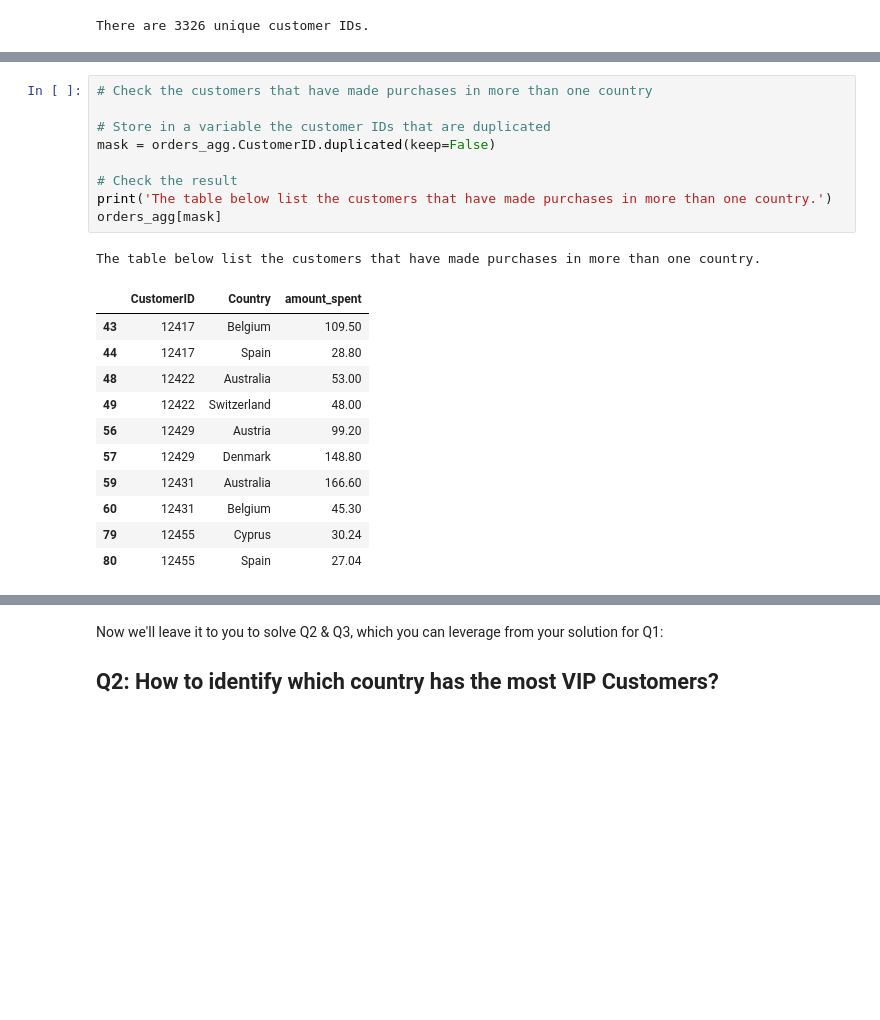
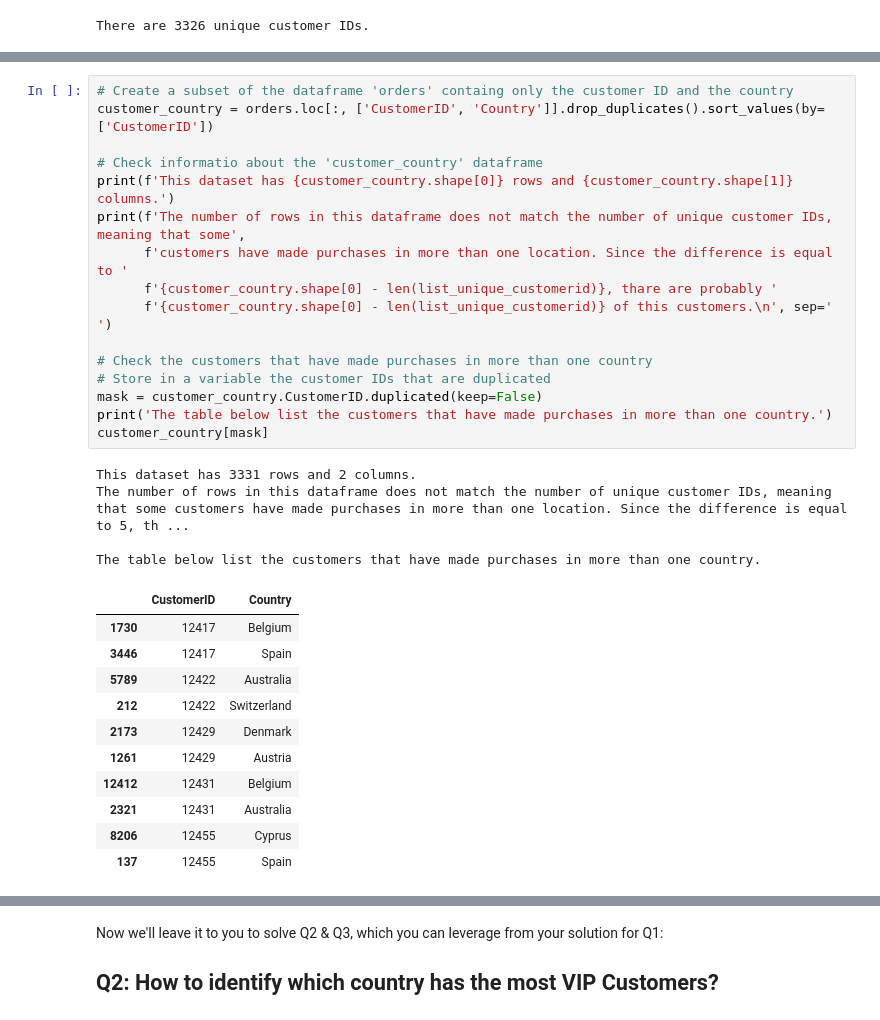
Before and after one commit to gabrielanakasato/ironhack-daft, a Jupyter notebook: labs/lab-w02/07-dataframe-calculations/your-code/challenge-3.ipynb, the cells around one changed output, grey strips where cells are left out. Saved outputs shown, nothing was run; the diff lists cells and outputs as text; blank space fills up the shorter version.

```diff
--- a/labs/lab-w02/07-dataframe-calculations/your-code/challenge-3.ipynb
+++ b/labs/lab-w02/07-dataframe-calculations/your-code/challenge-3.ipynb
@@ -148,22 +145,32 @@ None
 # %%
+# Create a subset of the dataframe 'orders' containg only the customer ID and the country
+customer_country = orders.loc[:, ['CustomerID', 'Country']].drop_duplicates().sort_values(by=['CustomerID'])
+
+# Check informatio about the 'customer_country' dataframe
+print(f'This dataset has {customer_country.shape[0]} rows and {customer_country.shape[1]} columns.')
+print(f'The number of rows in this dataframe does not match the number of unique customer IDs, meaning that some',
+      f'customers have made purchases in more than one location. Since the difference is equal to '
+      f'{customer_country.shape[0] - len(list_unique_customerid)}, thare are probably '
+      f'{customer_country.shape[0] - len(list_unique_customerid)} of this customers.\n', sep=' ')
+
 # Check the customers that have made purchases in more than one country
-
 # Store in a variable the customer IDs that are duplicated
-mask = orders_agg.CustomerID.duplicated(keep=False)
-
-# Check the result
+mask = customer_country.CustomerID.duplicated(keep=False)
 print('The table below list the customers that have made purchases in more than one country.')
-orders_agg[mask]
+customer_country[mask]
 # %% [output]
+This dataset has 3331 rows and 2 columns.
+The number of rows in this dataframe does not match the number of unique customer IDs, meaning that some customers have made purchases in more than one location. Since the difference is equal to 5, th ...
+
 The table below list the customers that have made purchases in more than one country.
-|  | CustomerID | Country | amount_spent |
-| 43 | 12417 | Belgium | 109.50 |
-| 44 | 12417 | Spain | 28.80 |
-| 48 | 12422 | Australia | 53.00 |
-| 49 | 12422 | Switzerland | 48.00 |
-| 56 | 12429 | Austria | 99.20 |
-| 57 | 12429 | Denmark | 148.80 |
-| 59 | 12431 | Australia | 166.60 |
-| 60 | 12431 | Belgium | 45.30 |
-| 79 | 12455 | Cyprus | 30.24 |
-| 80 | 12455 | Spain | 27.04 |
+|  | CustomerID | Country |
+| 1730 | 12417 | Belgium |
+| 3446 | 12417 | Spain |
+| 5789 | 12422 | Australia |
+| 212 | 12422 | Switzerland |
+| 2173 | 12429 | Denmark |
+| 1261 | 12429 | Austria |
+| 12412 | 12431 | Belgium |
+| 2321 | 12431 | Australia |
+| 8206 | 12455 | Cyprus |
+| 137 | 12455 | Spain |
```
Also changed, not shown: parts of 7 cells of this notebook.
